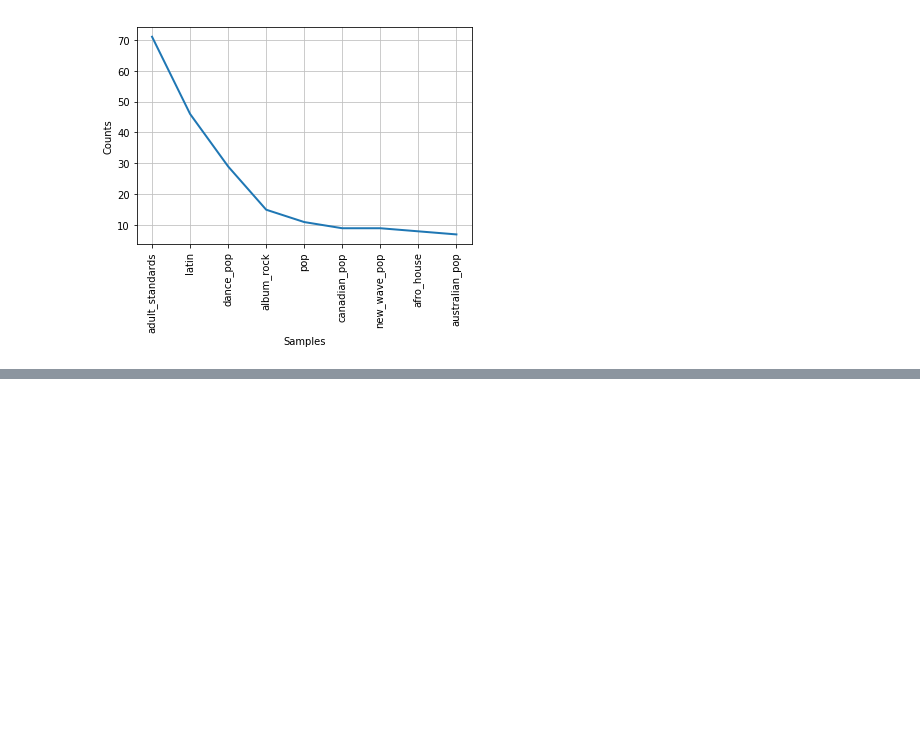
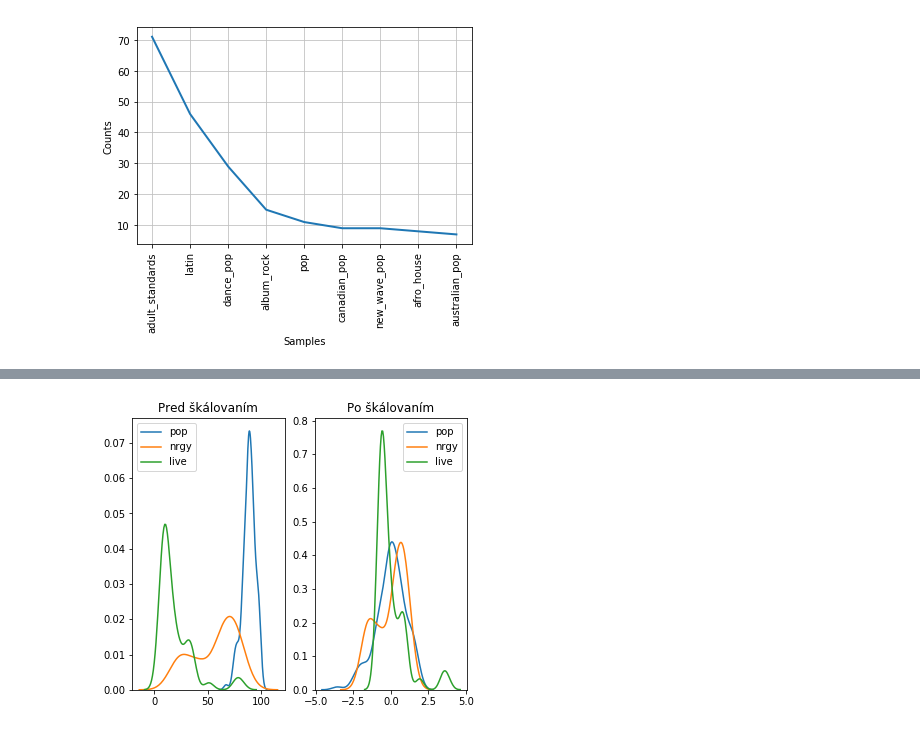
Before and after one commit to georgeob/Tacik_NS2020, a Jupyter notebook: Tacik_projekt.ipynb, the cells around one changed output, grey strips where cells are left out. Cells and saved outputs as stored; diff of their text form; code cells hidden in the pictures; blank space fills up the shorter version.

```diff
--- a/Tacik_projekt.ipynb
+++ b/Tacik_projekt.ipynb
@@ -128,0 +163,20 @@ data.head()
+# %%
+# Pred a po strednej normalizácií
+fig, (ax1, ax2) = plt.subplots(ncols=2, figsize=(6, 5))
+
+ax1.set_title('Pred škálovaním')
+sns.kdeplot(vlastnosti_pred['pop'], ax=ax1)
+sns.kdeplot(vlastnosti_pred["nrgy"], ax=ax1)
+sns.kdeplot(vlastnosti_pred["live"], ax=ax1)
+
+
+ax2.set_title('Po škálovaním')
+sns.kdeplot(X_train['pop'], ax=ax2)
+sns.kdeplot(X_train["nrgy"], ax=ax2)
+sns.kdeplot(X_train["live"], ax=ax2)
+
+
+plt.show()
+#Hodnoty sú vlastností už sú teraz rozdelené podľa normálneho rozdelenia
+# %% [output]
+[figure, added]
```
Also changed, not shown: parts of 32 cells of this notebook.
